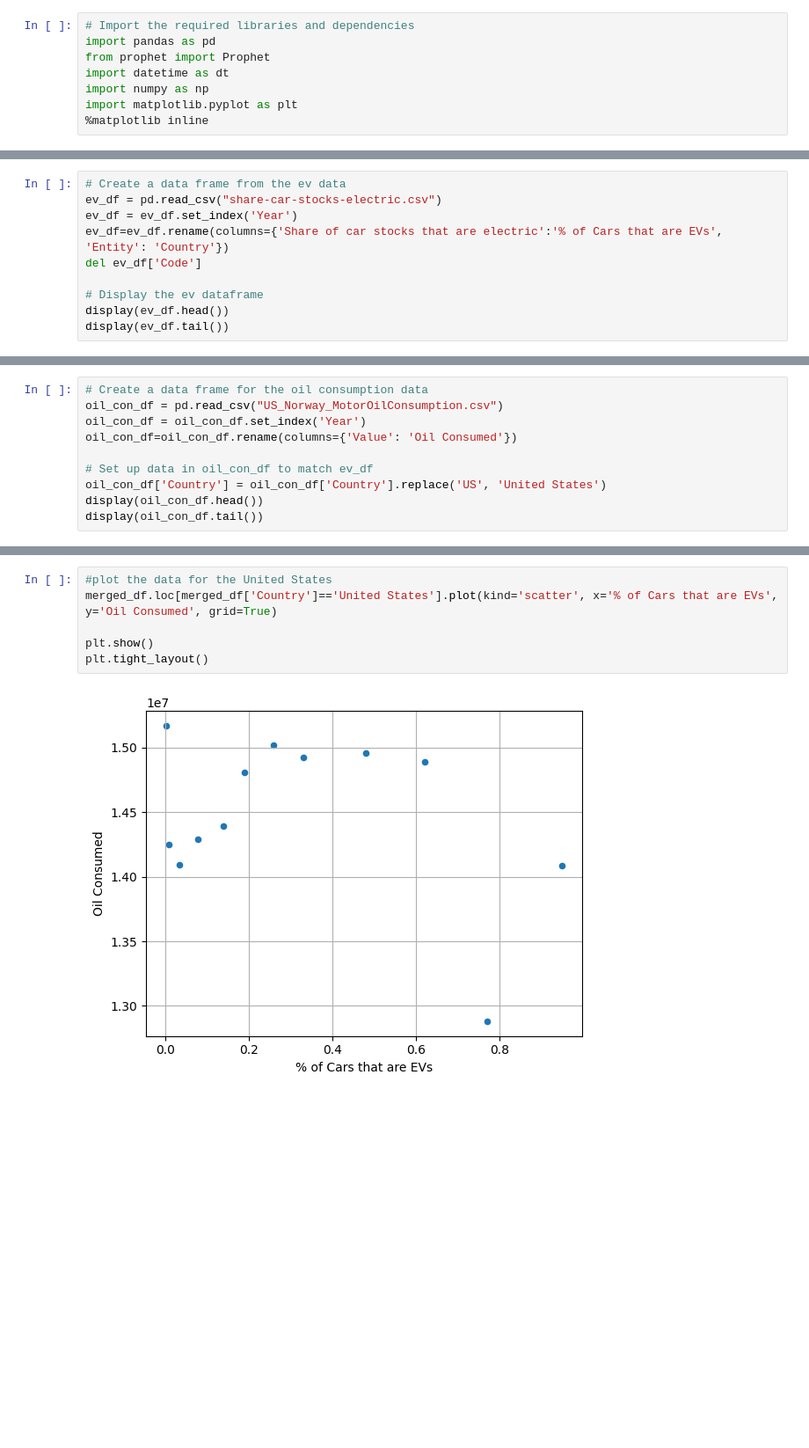
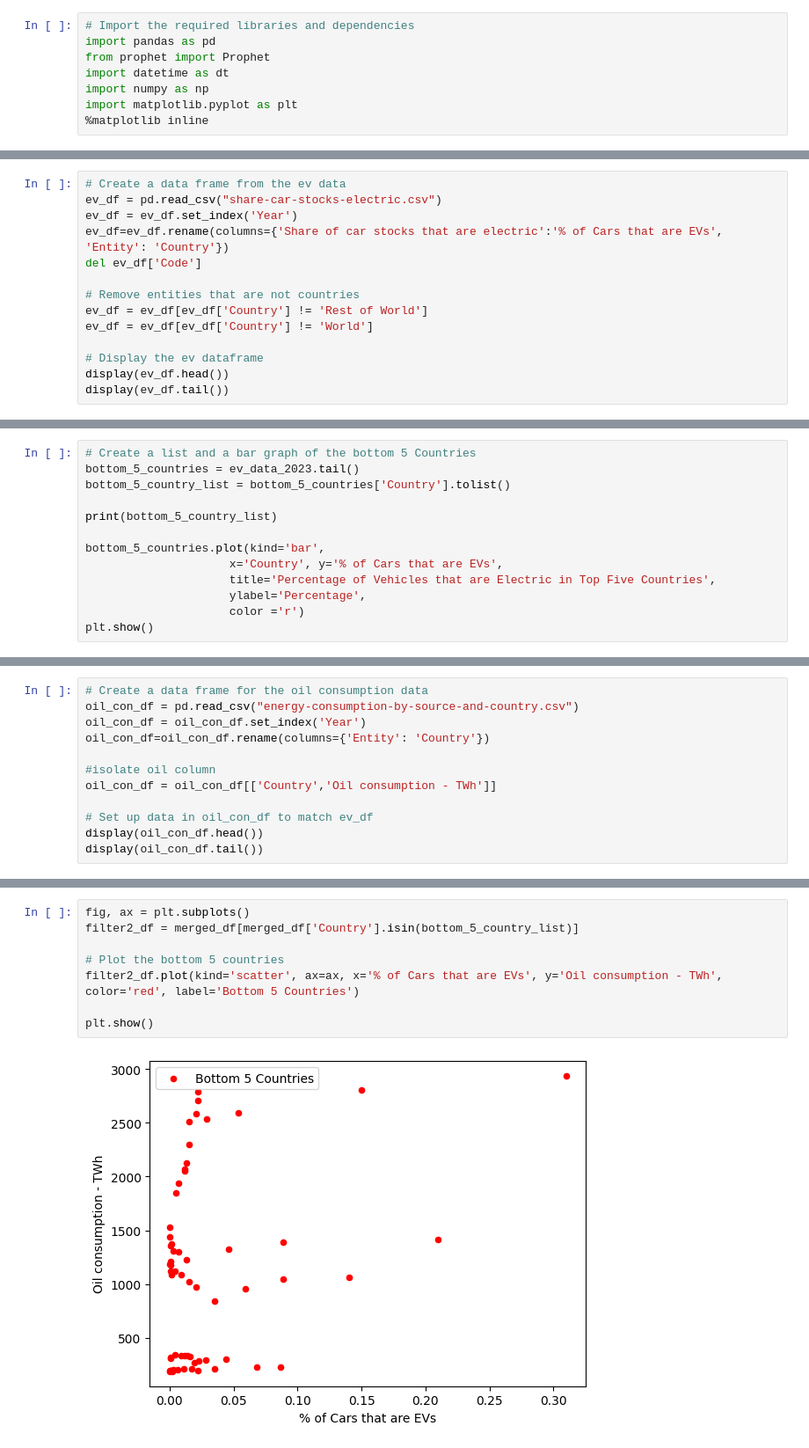
Before and after one commit to Marwenboughanmi/EVS-project-1, a Jupyter notebook: percent_EVs_vs_Oil_Cunsumption.ipynb, the cells around one changed output, grey strips where cells are left out. Shown: that part at 88% size. Saved outputs shown, nothing was run; the diff lists cells and outputs as text; blank space fills up the shorter version.

Commit message:
Created two scatter plots demonstrating the top five and bottom five countries using EV vs Oil Consumption data. Also, forecasted the next five years for both data frames.

```diff
--- a/percent_EVs_vs_Oil_Cunsumption.ipynb
+++ b/percent_EVs_vs_Oil_Cunsumption.ipynb
@@ -49,6 +51,10 @@ ev_df = ev_df.set_index('Year')
 ev_df=ev_df.rename(columns={'Share of car stocks that are electric':'% of Cars that are EVs', 'Entity': 'Country'})
 del ev_df['Code']
 
+# Remove entities that are not countries
+ev_df = ev_df[ev_df['Country'] != 'Rest of World']
+ev_df = ev_df[ev_df['Country'] != 'World']
+
 # Display the ev dataframe
 display(ev_df.head())
 display(ev_df.tail())
@@ -103 +112,14 @@ plt.show()
 [figure]
+# %%
+# Create a list and a bar graph of the bottom 5 Countries
+bottom_5_countries = ev_data_2023.tail()
+bottom_5_country_list = bottom_5_countries['Country'].tolist()
+
+print(bottom_5_country_list)
+
+bottom_5_countries.plot(kind='bar',
+                     x='Country', y='% of Cars that are EVs',
+                     title='Percentage of Vehicles that are Electric in Top Five Countries',
+                     ylabel='Percentage',
+                     color ='r')
+plt.show()
@@ -119,11 +146,13 @@ plt.show()
 # %%
 # Create a data frame for the oil consumption data
-oil_con_df = pd.read_csv("US_Norway_MotorOilConsumption.csv")
+oil_con_df = pd.read_csv("energy-consumption-by-source-and-country.csv")
 oil_con_df = oil_con_df.set_index('Year')
-oil_con_df=oil_con_df.rename(columns={'Value': 'Oil Consumed'})
+oil_con_df=oil_con_df.rename(columns={'Entity': 'Country'})
+
+#isolate oil column
+oil_con_df = oil_con_df[['Country','Oil consumption - TWh']]
 
 # Set up data in oil_con_df to match ev_df
-oil_con_df['Country'] = oil_con_df['Country'].replace('US', 'United States')
 display(oil_con_df.head())
 display(oil_con_df.tail())
 # %% [output]
@@ -179,8 +263,10 @@ plt.tight_layout()
 # %%
-#plot the data for the United States
-merged_df.loc[merged_df['Country']=='United States'].plot(kind='scatter', x='% of Cars that are EVs', y='Oil Consumed', grid=True)
+fig, ax = plt.subplots()
+filter2_df = merged_df[merged_df['Country'].isin(bottom_5_country_list)]
+
+# Plot the bottom 5 countries
+filter2_df.plot(kind='scatter', ax=ax, x='% of Cars that are EVs', y='Oil consumption - TWh', color='red', label='Bottom 5 Countries')
 
 plt.show()
-plt.tight_layout()
 # %% [output]
-[figure, old version]
+[figure, new version]
```
Also changed, not shown: parts of 31 cells of this notebook.
